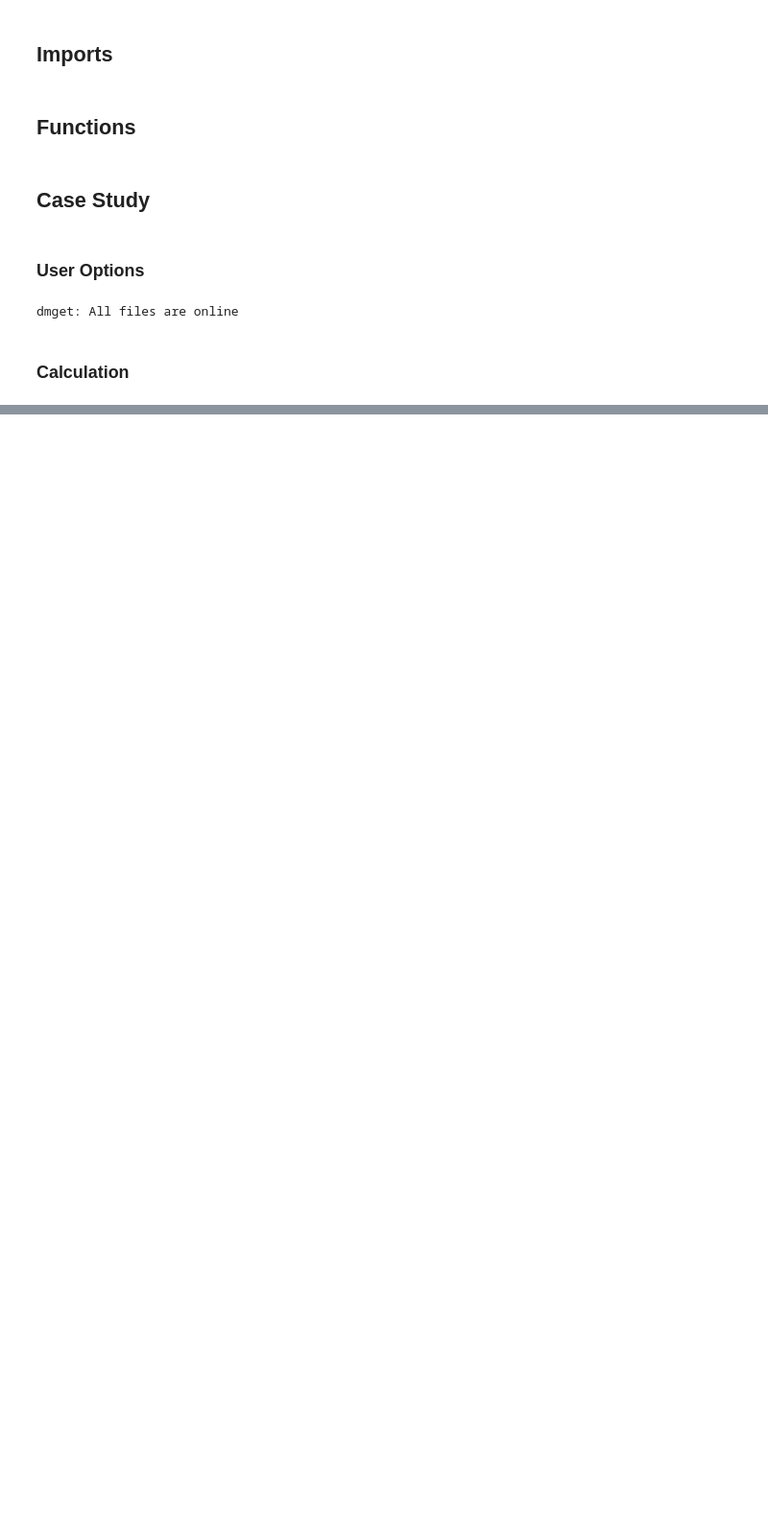
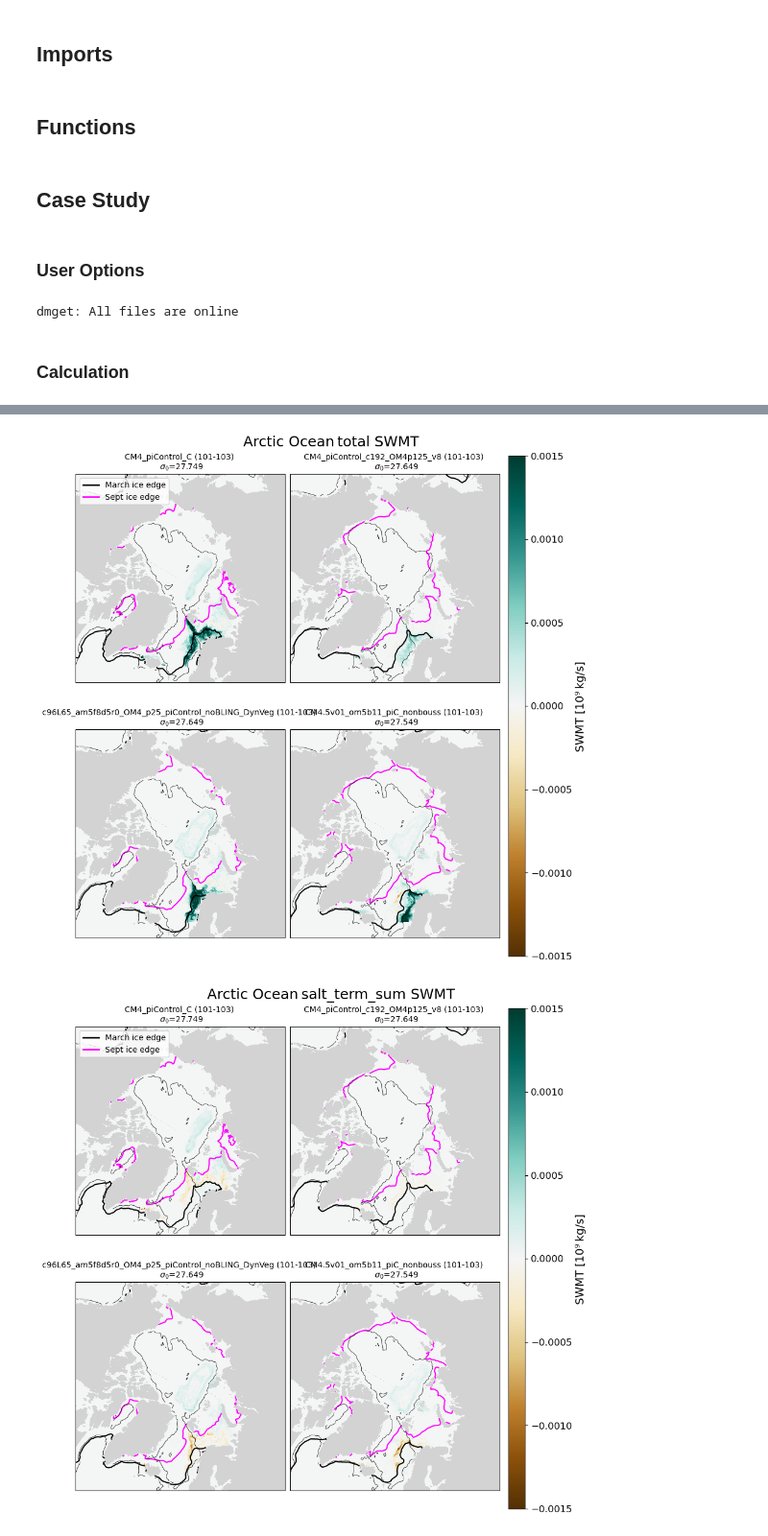
Before and after one commit to theo-avila/avila_2025_wmt, a Jupyter notebook: notebooks/comparison_notebook.ipynb, the cells around one changed output, grey strips where cells are left out. Shown at 96% size. Cells and saved outputs as stored; diff of their text form; code cells hidden in the pictures; blank space fills up the shorter version.

```diff
--- a/notebooks/comparison_notebook.ipynb
+++ b/notebooks/comparison_notebook.ipynb
@@ -958,21 +1126,24 @@ net_transformation_keys = ['total', 'salt_term_sum', 'heat_term_sum']
 # %%
-
+ncols = 2
+size_of_fig = 4.5
 n_runs = len(list_F_mean_rg)
+nrows = math.ceil(n_runs / ncols)
 flat_mc_ice = [ds for sublist in dsets_mc_ice for ds in sublist]
 flat_name_list = [name for sublist in name_list for name in sublist]
 sigma_bin_locs = dictionary_terms['max_amp_loc']
 flat_sigma_bin_locs = [bin_i for sublist in sigma_bin_locs for bin_i in sublist]
 
-for item in net_transformation_keys:
+for item in net_transformation_keys_2d:
     # create 1 x n_runs subplots
     fig, axes = plt.subplots(
-        1, n_runs,
-        figsize=(6 * n_runs, 6),
+        nrows, ncols,
+        figsize=(size_of_fig*ncols, size_of_fig*nrows),
         subplot_kw={'projection': ccrs.NorthPolarStereo()},
         constrained_layout=True
     )
+    axes = np.atleast_1d(axes).ravel()
     fig.suptitle(f"{region_i} {item} SWMT",
-                 fontsize=18, y=1.05)
+                 fontsize=18, y=1.025)
 
     last_mesh = None
 
@@ -1004,32 +1175,35 @@ for item in net_transformation_keys:
 
         ax.contour(sept.lon, sept.lat, sept.siconc,
                    levels=[0.15], colors='magenta', linewidths=1.5,
                    transform=ccrs.PlateCarree(), zorder=3)
         ax.contour(march.lon, march.lat, march.siconc,
                    levels=[0.15], colors='black', linewidths=1.5,
                    transform=ccrs.PlateCarree(), zorder=3)
         ax.contour(deptho_1k.lon, deptho_1k.lat, deptho_1k.deptho,
                    levels=[1000.], colors='black', linewidths=0.5,
                    transform=ccrs.PlateCarree(), zorder=3)
         min_year0 = dsets_mc_list[idx][0].time.min().item().year
         max_year1 = dsets_mc_list[idx][0].time.max().item().year
-        ax.set_title(f"{flat_name_list[idx]} ({min_year0}-{max_year1}) $\\sigma_0$={str(flat_sigma_bin_locs[idx])[:6]}", fontsize=14)
+        ax.set_title(f"{flat_name_list[idx]} ({min_year0}-{max_year1}) \n $\\sigma_0$={str(flat_sigma_bin_locs[idx])[:6]}", fontsize=10)
         ax.set_extent([-180, 180, 60, 90], crs=ccrs.PlateCarree())
 
     mar_handle = Line2D([], [], color='black', lw=2, label='March ice edge')
     sept_handle= Line2D([], [], color='magenta',   lw=2, label='Sept ice edge')
     if n_runs > 1:
         axes[0].legend(handles=[mar_handle, sept_handle],
                        loc='upper left', frameon=True)
     else:
         ax.legend(handles=[mar_handle, sept_handle],
                        loc='upper left', frameon=True)
 
     cbar = fig.colorbar(
         last_mesh, ax=axes,
-        orientation='vertical', fraction=0.05, pad=0.02, aspect=20
+        orientation='vertical', fraction=0.05, pad=0.02, aspect=30
     )
     cbar.set_label('SWMT [10⁹ kg/s]', fontsize=14)
     cbar.ax.tick_params(labelsize=12)
     #plt.savefig(f"/work/Theo.Avila/wmt_summer25/xwmt_cm5_diagnostics/notebooks/diag_plots/presentation/" +
     #            f"swmt_2d_{region_i}_{lstr}_{str(sigma_bin)[:6]}_chunk{year_chunk_length}_numsamples{number_samples_generated}_{idx}_{item}_{flat_name_list}_40_100_yr.png")
+# %% [output]
+[figure, added]
+[figure, added]
```
Also changed, not shown: parts of 7 cells of this notebook.
